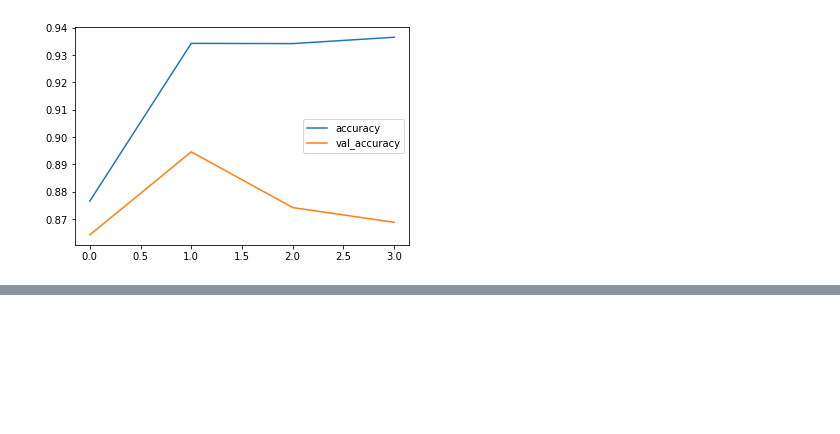
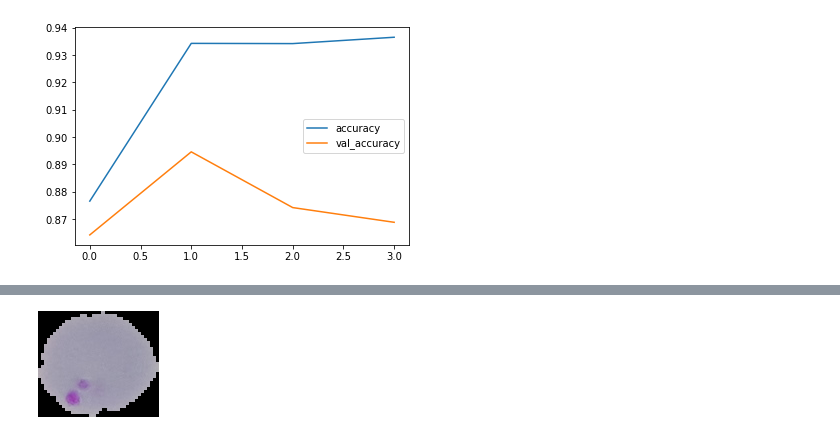
Before and after one commit to anusurabhi/Data-Science, a Jupyter notebook: cell classification.ipynb, the cells around one changed output, grey strips where cells are left out. Drawn from its saved outputs; the diff is of its cells as text; code cells hidden in the pictures; blank space fills up the shorter version.

```diff
--- a/cell classification.ipynb
+++ b/cell classification.ipynb
@@ -203,0 +267,6 @@ matrics[['accuracy', 'val_accuracy']].plot()
+# %%
+# Predict a new image and see which class it belongs to.
+# For easiness, we pick on image from test folder and feed it to the model
+test_image = os.listdir(test_path+"Parasitized")[0] # To see a sample image
+test_image_to_np_array = imread(test_path+"Parasitized\\"+test_image)
+plt.imshow(test_image_to_np_array)
@@ -203,0 +276,9 @@ matrics[['accuracy', 'val_accuracy']].plot()
+# %%
+# To load an image directly from a directory file path, we could use the following library
+# The following codes do the same as the above. Instead of converting an image to a numpy array and use imshow, the following
+# will directly show the image by giving the full path of an image
+from tensorflow.keras.preprocessing import image
+test_image_path = test_path+"Parasitized\\"+test_image
+image.load_img(test_image_path)
+# %% [output]
+[figure, added]
```
Also changed, not shown: parts of 12 cells of this notebook.
